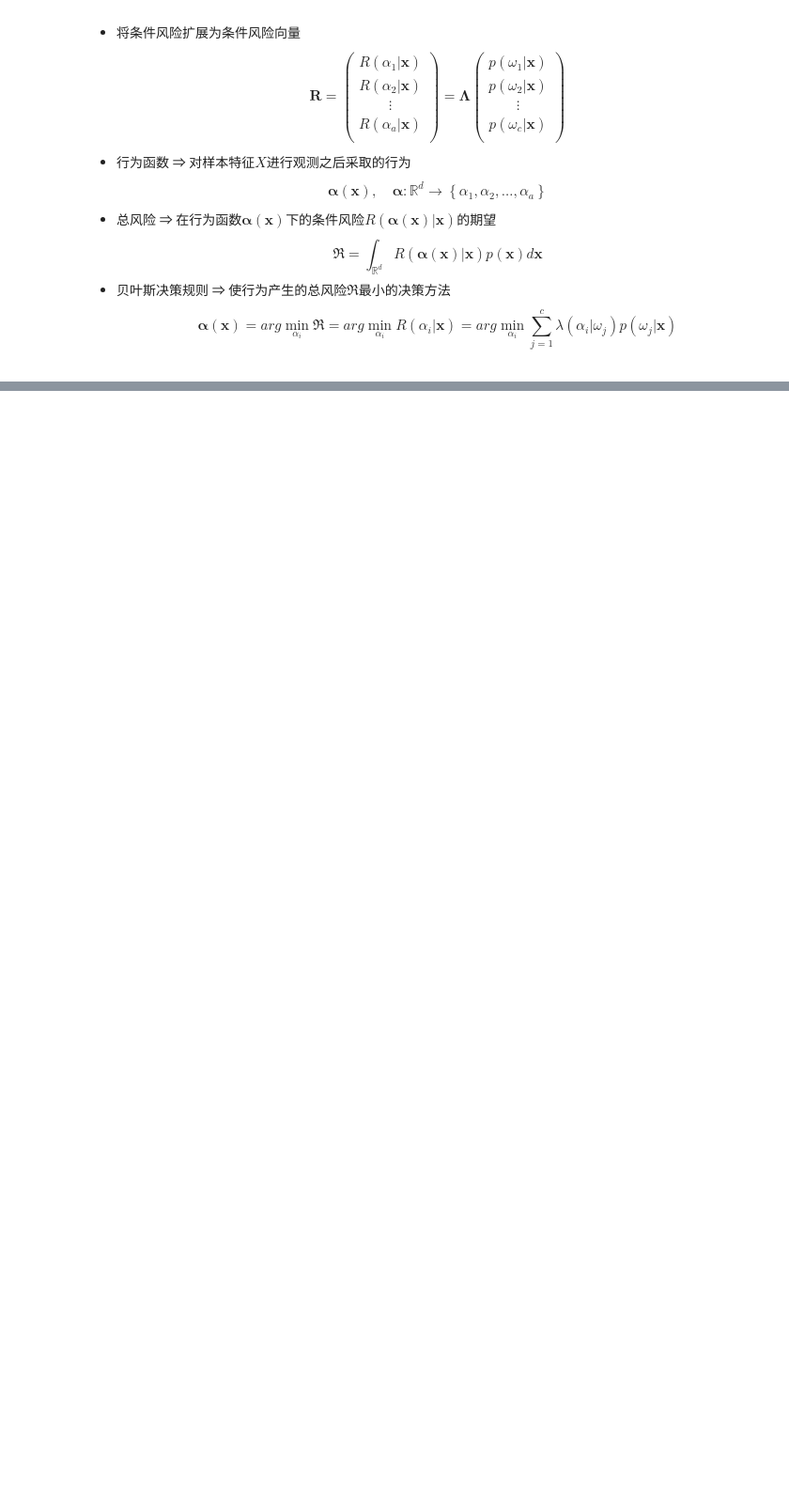
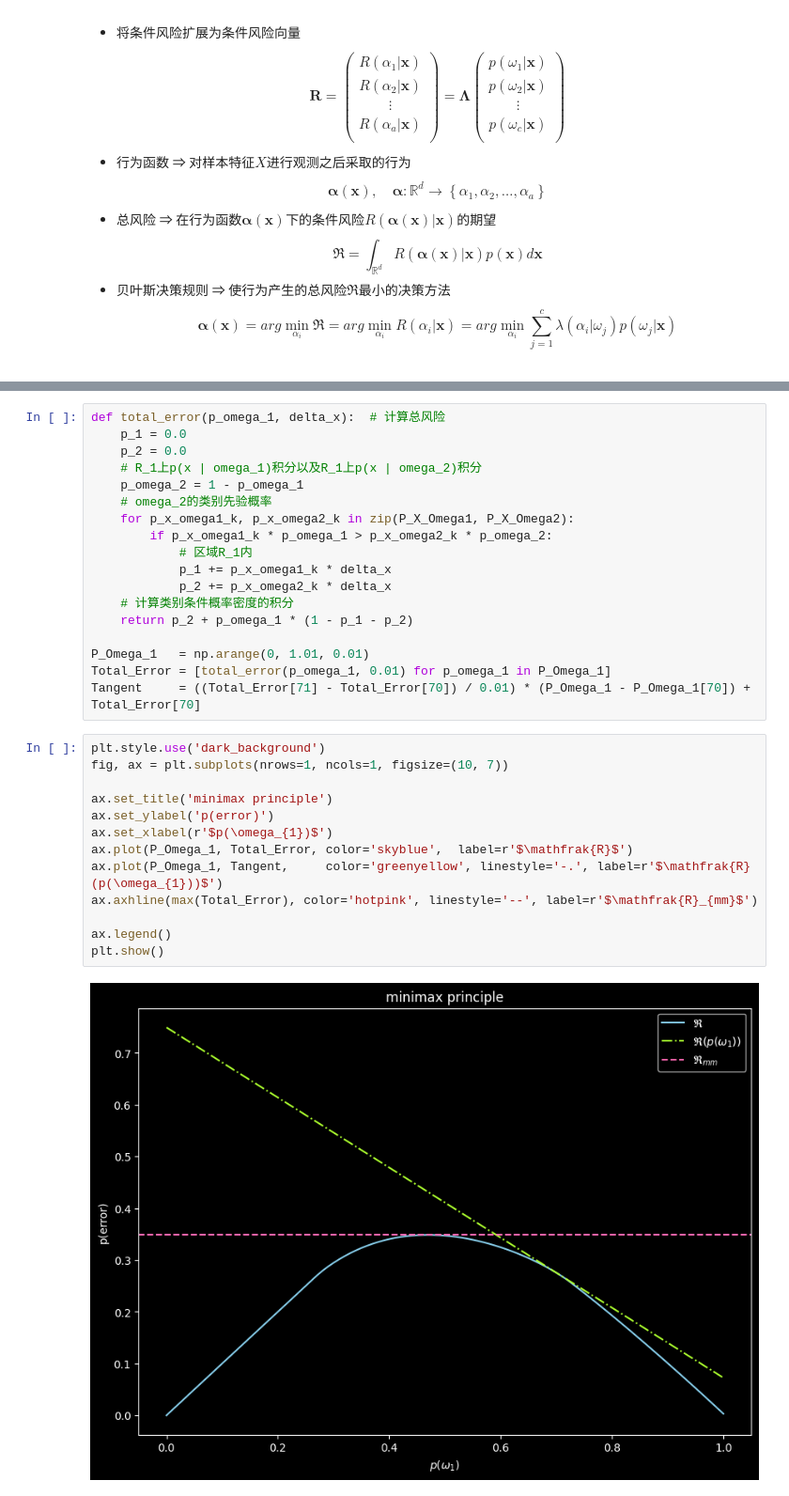
Before and after one commit to Eluctra/pattern-recognition, a Jupyter notebook: 理论/贝叶斯决策论.ipynb, the cells around one changed output, grey strips where cells are left out. Shown at 94% size. Cells and saved outputs as stored; diff of their text form; blank space fills up the shorter version.

```diff
--- a/理论/贝叶斯决策论.ipynb
+++ b/理论/贝叶斯决策论.ipynb
@@ -214,0 +262,33 @@ plt.show()
+# %%
+def total_error(p_omega_1, delta_x):  # 计算总风险
+    p_1 = 0.0
+    p_2 = 0.0
+    # R_1上p(x | omega_1)积分以及R_1上p(x | omega_2)积分
+    p_omega_2 = 1 - p_omega_1
+    # omega_2的类别先验概率
+    for p_x_omega1_k, p_x_omega2_k in zip(P_X_Omega1, P_X_Omega2):
+        if p_x_omega1_k * p_omega_1 > p_x_omega2_k * p_omega_2:
+            # 区域R_1内
+            p_1 += p_x_omega1_k * delta_x
+            p_2 += p_x_omega2_k * delta_x
+    # 计算类别条件概率密度的积分
+    return p_2 + p_omega_1 * (1 - p_1 - p_2)
+
+P_Omega_1   = np.arange(0, 1.01, 0.01)
+Total_Error = [total_error(p_omega_1, 0.01) for p_omega_1 in P_Omega_1]
+Tangent     = ((Total_Error[71] - Total_Error[70]) / 0.01) * (P_Omega_1 - P_Omega_1[70]) + Total_Error[70]
+# %%
+plt.style.use('dark_background')
+fig, ax = plt.subplots(nrows=1, ncols=1, figsize=(10, 7))
+
+ax.set_title('minimax principle')
+ax.set_ylabel('p(error)')
+ax.set_xlabel(r'$p(\omega_{1})$')
+ax.plot(P_Omega_1, Total_Error, color='skyblue',  label=r'$\mathfrak{R}$')
+ax.plot(P_Omega_1, Tangent,     color='greenyellow', linestyle='-.', label=r'$\mathfrak{R}(p(\omega_{1}))$')
+ax.axhline(max(Total_Error), color='hotpink', linestyle='--', label=r'$\mathfrak{R}_{mm}$')
+
+ax.legend()
+plt.show()
+# %% [output]
+[figure, added]
```
Also changed, not shown: parts of 7 cells of this notebook.
